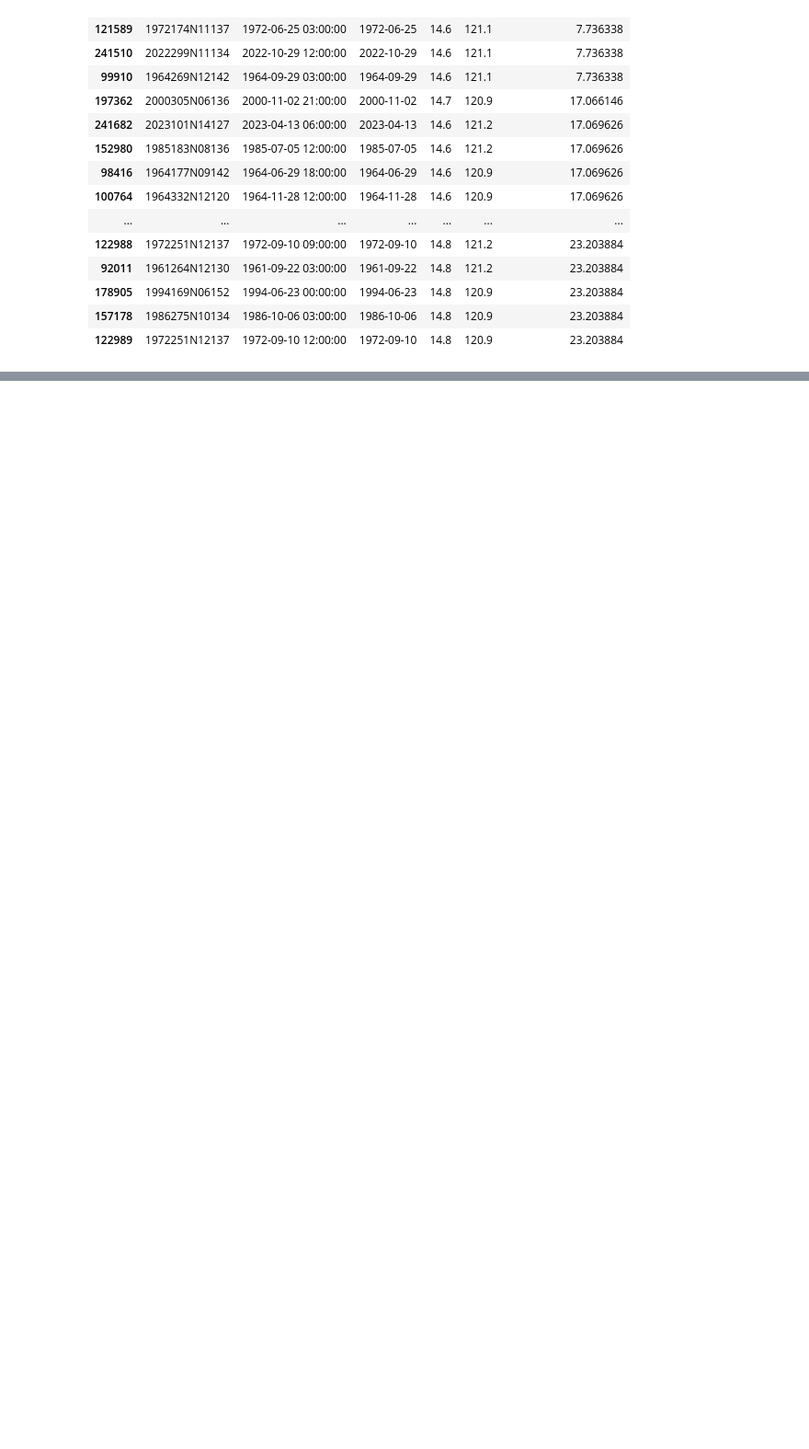
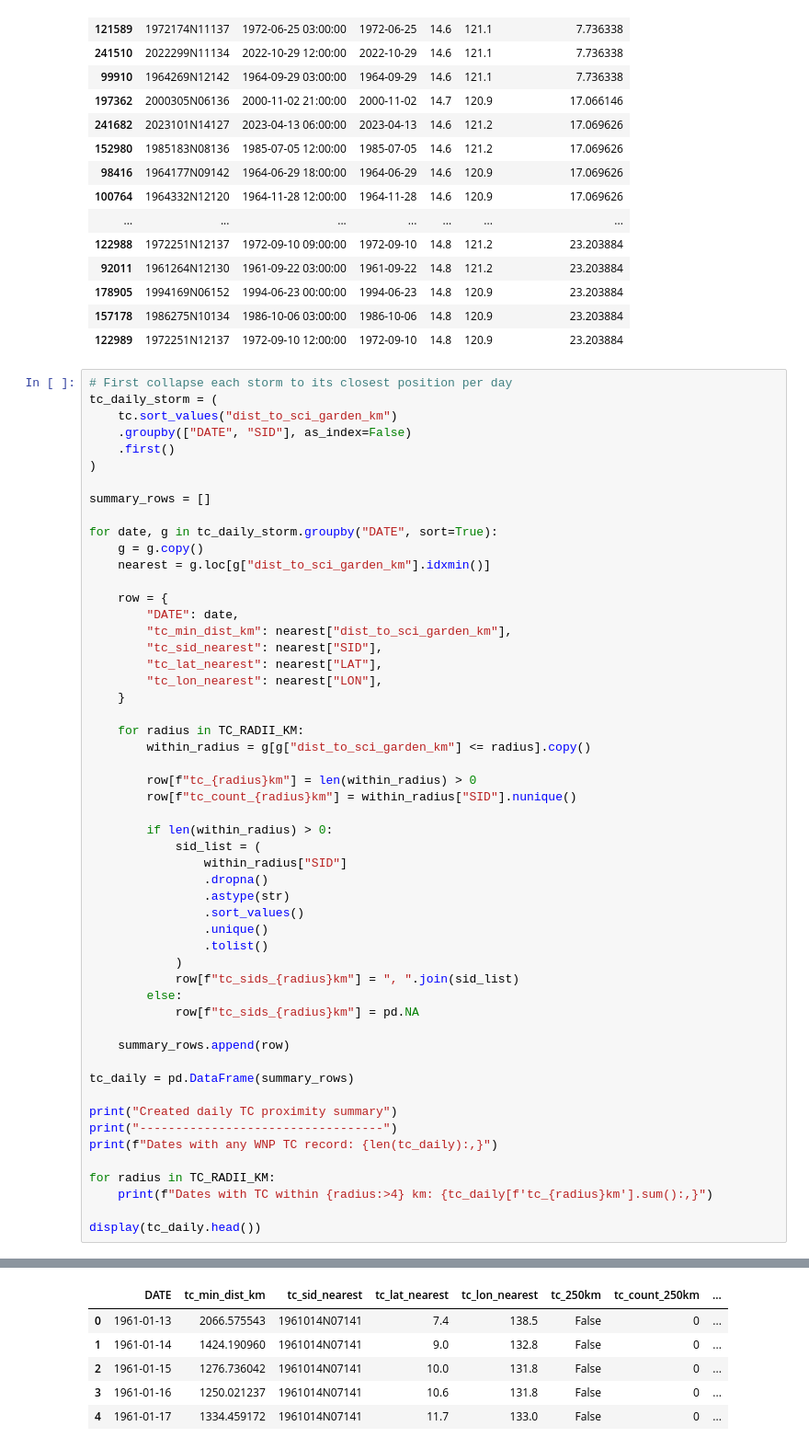
Before and after one commit to baracoma/science-garden-rainfall-trends, a Jupyter notebook: 01_data_preparation.ipynb, the cells around one changed output, grey strips where cells are left out. Shown at 92% size. Cells and saved outputs as stored; diff of their text form; blank space fills up the shorter version.

```diff
--- a/01_data_preparation.ipynb
+++ b/01_data_preparation.ipynb
@@ -410,3 +410,57 @@ Closest IBTrACS track points to Science Garden
 | 178905 | 1994169N06152 | 1994-06-23 00:00:00 | 1994-06-23 | 14.8 | 120.9 | 23.203884 |
 | 157178 | 1986275N10134 | 1986-10-06 03:00:00 | 1986-10-06 | 14.8 | 120.9 | 23.203884 |
 | 122989 | 1972251N12137 | 1972-09-10 12:00:00 | 1972-09-10 | 14.8 | 120.9 | 23.203884 |
+# %%
+# First collapse each storm to its closest position per day
+tc_daily_storm = (
+    tc.sort_values("dist_to_sci_garden_km")
+    .groupby(["DATE", "SID"], as_index=False)
+    .first()
+)
+
+summary_rows = []
+
+for date, g in tc_daily_storm.groupby("DATE", sort=True):
+    g = g.copy()
+    nearest = g.loc[g["dist_to_sci_garden_km"].idxmin()]
+
+    row = {
+        "DATE": date,
+        "tc_min_dist_km": nearest["dist_to_sci_garden_km"],
+        "tc_sid_nearest": nearest["SID"],
+        "tc_lat_nearest": nearest["LAT"],
+        "tc_lon_nearest": nearest["LON"],
+    }
+
+    for radius in TC_RADII_KM:
+        within_radius = g[g["dist_to_sci_garden_km"] <= radius].copy()
+
+        row[f"tc_{radius}km"] = len(within_radius) > 0
+        row[f"tc_count_{radius}km"] = within_radius["SID"].nunique()
+
+        if len(within_radius) > 0:
+            sid_list = (
+                within_radius["SID"]
+                .dropna()
+                .astype(str)
+                .sort_values()
+                .unique()
+                .tolist()
+            )
+            row[f"tc_sids_{radius}km"] = ", ".join(sid_list)
+        else:
+            row[f"tc_sids_{radius}km"] = pd.NA
+
+    summary_rows.append(row)
+
+tc_daily = pd.DataFrame(summary_rows)
+
+print("Created daily TC proximity summary")
+print("----------------------------------")
+print(f"Dates with any WNP TC record: {len(tc_daily):,}")
+
+for radius in TC_RADII_KM:
+    print(f"Dates with TC within {radius:>4} km: {tc_daily[f'tc_{radius}km'].sum():,}")
+
+display(tc_daily.head())
+# %% [output]
@@ -412,0 +473,6 @@ Closest IBTrACS track points to Science Garden
+|  | DATE | tc_min_dist_km | tc_sid_nearest | tc_lat_nearest | tc_lon_nearest | tc_250km | tc_count_250km | ... |
+| 0 | 1961-01-13 | 2066.575543 | 1961014N07141 | 7.4 | 138.5 | False | 0 | ... |
+| 1 | 1961-01-14 | 1424.190960 | 1961014N07141 | 9.0 | 132.8 | False | 0 | ... |
+| 2 | 1961-01-15 | 1276.736042 | 1961014N07141 | 10.0 | 131.8 | False | 0 | ... |
+| 3 | 1961-01-16 | 1250.021237 | 1961014N07141 | 10.6 | 131.8 | False | 0 | ... |
+| 4 | 1961-01-17 | 1334.459172 | 1961014N07141 | 11.7 | 133.0 | False | 0 | ... |
```
Also changed, not shown: parts of 8 cells of this notebook, 1 other file.
